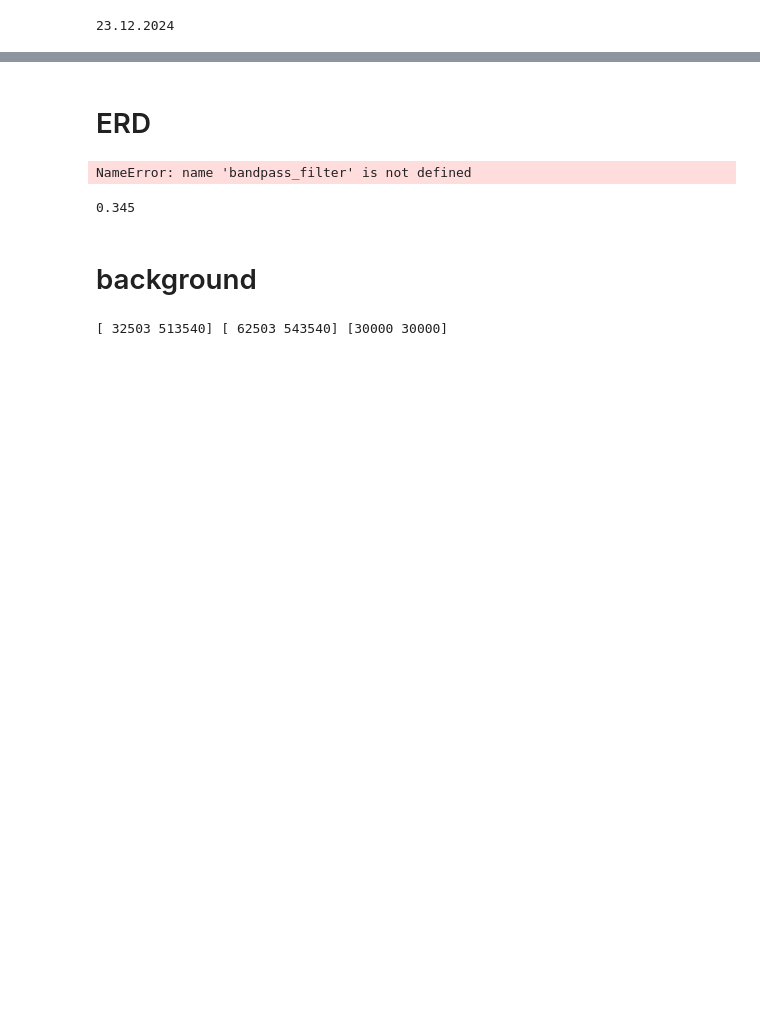
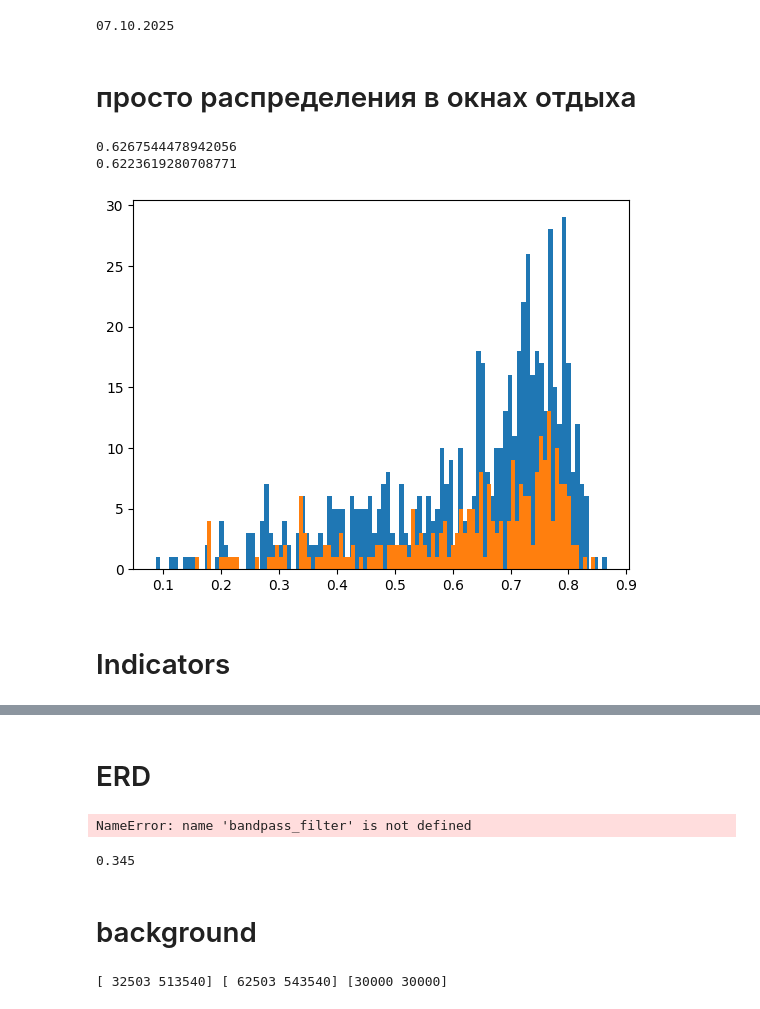
Before and after one commit to VladimirR46/report_module, a Jupyter notebook: Dev.ipynb, the cells around one changed output, grey strips where cells are left out. Cells and saved outputs as stored; diff of their text form; code cells hidden in the pictures; blank space fills up the shorter version.

Commit message:
add new calc indicators

```diff
--- a/Dev.ipynb
+++ b/Dev.ipynb
@@ -20,8 +20,8 @@ MIDLINE_UNUSED        = np.array(['Cz', 'Pz'])
 
 CHANNELS_IN_STREAM = np.array(['Fp1', 'Fp2', 'F3', 'F4', 'C3', 'C4', 'P3', 'P4', 'O1', 'O2', 'F7', 'F8', 'T3', 'T4', 'T5', 'T6', 'A1', 'A2', 'Fz', 'Cz', 'Pz'])
 # %%
-xdf_file = '/Users/vladimirantipov/Documents/Brainbuilding/database/2025/09/246c8fff-4ef1-414d-8a99-1daf6f425b69/data.xdf'#'/Users/vladimirantipov/Documents/Neurolab/Experiments/HandMoves/dataset3/data/3/data.xdf'
-json_file = '/Users/vladimirantipov/Documents/Brainbuilding/database/2025/09/246c8fff-4ef1-414d-8a99-1daf6f425b69/Task.json'#'/Users/vladimirantipov/Documents/Neurolab/Experiments/HandMoves/dataset3/data/3/Task.json'
+xdf_file = '/Users/vladimirantipov/Documents/Neurolab/Projects/Brainbuilding/dataset/00/data.xdf'
+json_file = '/Users/vladimirantipov/Documents/Neurolab/Projects/Brainbuilding/dataset/00/Task.json'
 
 with open(json_file, encoding='utf-8') as file:
     task = json.load(file)
@@ -42,7 +42,7 @@ dt = datetime.strptime(task['StartTime'], '%d.%m.%Y %H:%M:%S')
 date_str = dt.strftime('%d.%m.%Y')
 print(task['StartTime'].split(' ')[0])
 # %% [output]
-23.12.2024
+07.10.2025
 # %%
 def _get_stream_id(streams, stream_name=None, stream_type=None):
     """Find stream ID by name and/or stream type."""
@@ -78,7 +78,7 @@ def _get_events(task):
 
     event_dict = {'source': [],'event_name': [],'sample_type': [],'trial_type': [],'block_type': [],
     'block_id': [],'trial_id': [],'event_id': [],'item_id': [],'sample_id': [],'lsl_code': [],
-    'time': [],'index': [],'duration': [] }
+    'time': [],'index': [],'duration': [], 'data': []}
 
     for event in events:
         sample = samples[event['sample_id']]
@@ -94,9 +94,57 @@ def _get_events(task):
         event_dict['sample_id'].append(event['sample_id'])
         event_dict['lsl_code'].append(event['lsl_code'])
         event_dict['time'].append(event['time'])
+        event_dict['data'].append(event['data'] if 'data' in event else {})
         event_dict['duration'].append(float(sample['duration']) if event['event_name'] == 'show' else 0.0)
+
     for key in event_dict:
         event_dict[key] = np.array(event_dict[key])
     return event_dict
 
 events = _get_events(task)
+# %% [markdown]
+# просто распределения в окнах отдыха
+# %%
+mess = np.where(
+    (events['sample_type'] == 'Move') &
+    (events['trial_type'] == 'right/hand') &
+    (events['event_name'] == 'tcp_message')
+)[0]
+
+prob_list = []
+for i in mess:
+    pred = events['data'][i]['prediction']
+    if pred == 1:
+        prob_list.append(events['data'][i]['probability'])
+    else:
+        prob_list.append(1 - events['data'][i]['probability'])
+
+prob_list = np.array(prob_list)
+
+import matplotlib.pyplot as plt
+plt.hist(prob_list, bins=100)
+print(np.mean(prob_list))
+
+mess = np.where(
+    (events['sample_type'] == 'Rest') &
+    (events['trial_type'] == 'right/hand') &
+    (events['event_name'] == 'tcp_message')
+)[0]
+
+prob_list = []
+for i in mess:
+    pred = events['data'][i]['prediction']
+    if pred == 1:
+        prob_list.append(events['data'][i]['probability'])
+    else:
+        prob_list.append(1 - events['data'][i]['probability'])
+
+prob_list = np.array(prob_list)
+
+import matplotlib.pyplot as plt
+plt.hist(prob_list, bins=100)
+print(np.mean(prob_list))
+# %% [output]
+0.6267544478942056
+0.6223619280708771
+[figure, added]
@@ -102,0 +170,2 @@ events = _get_events(task)
+# %% [markdown]
+# Indicators
```
Also changed, not shown: parts of 5 cells of this notebook, 1 other file.
